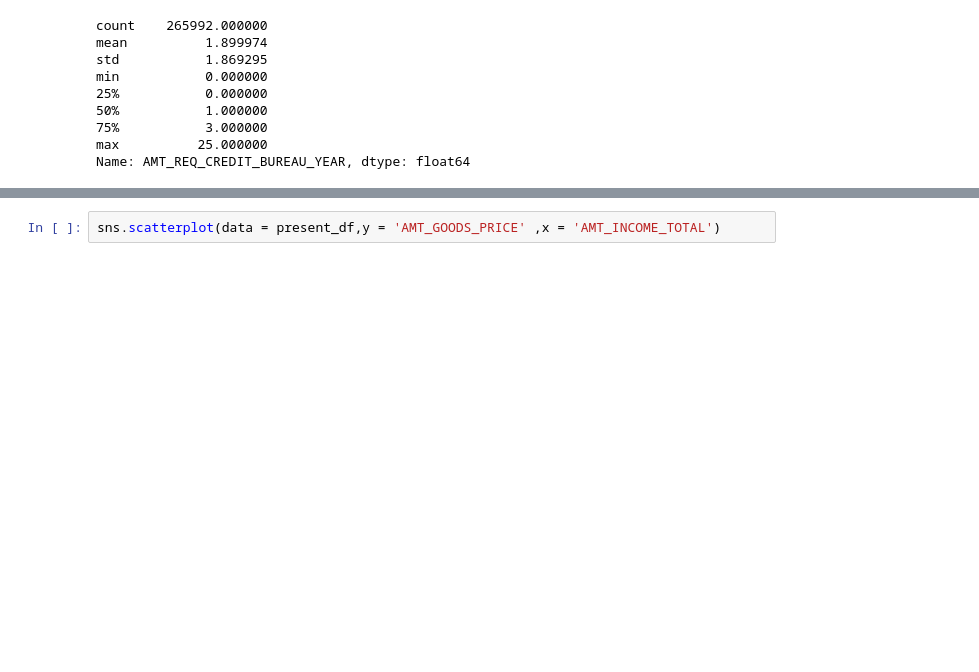
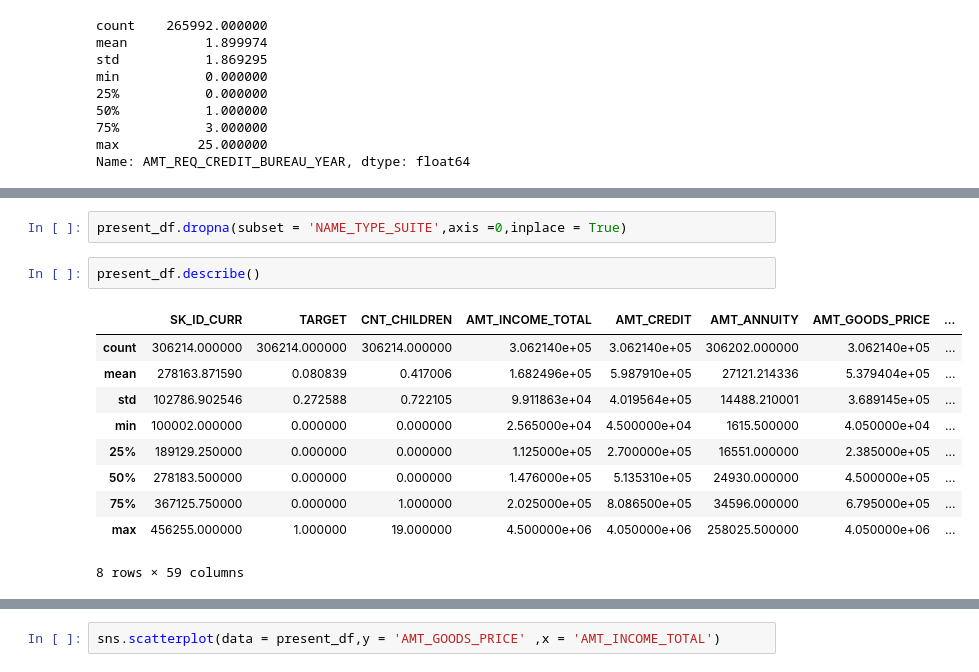
Before and after one commit to utkarsshhh/fraud-detection, a Jupyter notebook: detection-model.ipynb, the cells around one changed output, grey strips where cells are left out. Saved outputs shown, nothing was run; the diff lists cells and outputs as text; blank space fills up the shorter version.

```diff
--- a/detection-model.ipynb
+++ b/detection-model.ipynb
@@ -136,0 +239,15 @@ Name: AMT_REQ_CREDIT_BUREAU_YEAR, dtype: float64
+# %%
+present_df.dropna(subset = 'NAME_TYPE_SUITE',axis =0,inplace = True)
+# %%
+present_df.describe()
+# %% [output]
+|  | SK_ID_CURR | TARGET | CNT_CHILDREN | AMT_INCOME_TOTAL | AMT_CREDIT | AMT_ANNUITY | AMT_GOODS_PRICE | ... |
+| count | 306214.000000 | 306214.000000 | 306214.000000 | 3.062140e+05 | 3.062140e+05 | 306202.000000 | 3.062140e+05 | ... |
+| mean | 278163.871590 | 0.080839 | 0.417006 | 1.682496e+05 | 5.987910e+05 | 27121.214336 | 5.379404e+05 | ... |
+| std | 102786.902546 | 0.272588 | 0.722105 | 9.911863e+04 | 4.019564e+05 | 14488.210001 | 3.689145e+05 | ... |
+| min | 100002.000000 | 0.000000 | 0.000000 | 2.565000e+04 | 4.500000e+04 | 1615.500000 | 4.050000e+04 | ... |
+| 25% | 189129.250000 | 0.000000 | 0.000000 | 1.125000e+05 | 2.700000e+05 | 16551.000000 | 2.385000e+05 | ... |
+| 50% | 278183.500000 | 0.000000 | 0.000000 | 1.476000e+05 | 5.135310e+05 | 24930.000000 | 4.500000e+05 | ... |
+| 75% | 367125.750000 | 0.000000 | 1.000000 | 2.025000e+05 | 8.086500e+05 | 34596.000000 | 6.795000e+05 | ... |
+| max | 456255.000000 | 1.000000 | 19.000000 | 4.500000e+06 | 4.050000e+06 | 258025.500000 | 4.050000e+06 | ... |
+8 rows × 59 columns
```
Also changed, not shown: parts of 28 cells of this notebook.
